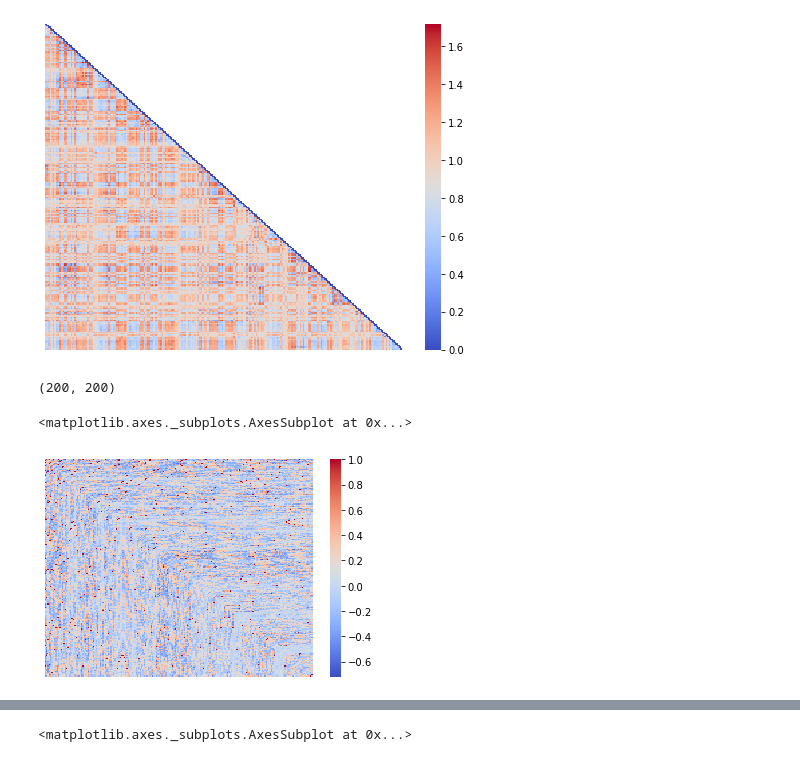
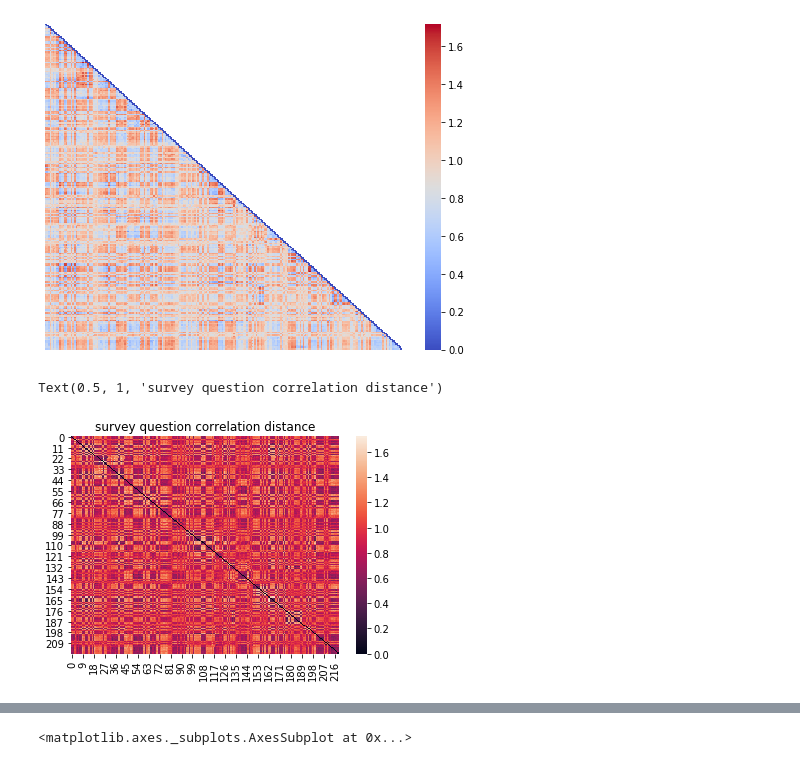
Before and after one commit to ericabusch/RDM_resources, a Jupyter notebook: RDMs.ipynb, the cells around one changed output, grey strips where cells are left out. Drawn from its saved outputs; the diff is of its cells as text; code cells hidden in the pictures.

Commit message:
updated with question clusters

```diff
--- a/RDMs.ipynb
+++ b/RDMs.ipynb
@@ -7,8 +7,9 @@ import seaborn as sns
 from scipy.spatial.distance import pdist, squareform
 %matplotlib inline
 # %%
-df = pd.read_csv(os.path.expanduser('~/Desktop/Controlparticipants_corrtable.csv'))
-df1 = df.drop('Unnamed: 0', axis=1)
+# your correlation matrix
+df = pd.read_csv(os.path.expanduser('~/Desktop/Controlparticipants_Clusters_20.csv'))
+df1 = df.drop(['Unnamed: 1','cluster'], axis=1)
 f, ax = plt.subplots(figsize=(8, 6))
 sns.heatmap(df1, yticklabels=False,cmap='coolwarm')
 # %% [output]
@@ -29,10 +29,15 @@ mask2 = np.zeros_like(corr[corr!=corr])
-# %%
-vect_corr = corr[np.tril_indices(199)]
-squareform(vect_corr).shape
-# %% [output]
-(200, 200)
-# %%
-sns.heatmap(squareform(vect_corr), yticklabels=False,xticklabels=False,cmap='coolwarm')
-# %% [output]
-<matplotlib.axes._subplots.AxesSubplot at 0x...>
-[figure, removed]
+# %%
+cluster_labels = df['cluster']
+# %%
+raw_responses = pd.read_csv(os.path.expanduser('~/Desktop/Responses_cleaned_control_April2020.csv'))
+# transpose the data so that the questions are the features and the responses are samples
+# so you wind up doing the DSM across question responses
+# this shows us what question each value is (now columns are responses)
+# and match clusters to questions
+raw_df = raw_responses.T.set_index(cluster_labels)
+across_question_correlations = squareform(pdist(raw_df.values,'correlation'))
+sns.heatmap(across_question_correlations)
+plt.title('survey question correlation distance')
+# %% [output]
+Text(0.5, 1, 'survey question correlation distance')
+[figure, added]
```
Also changed, not shown: parts of 8 cells of this notebook.
